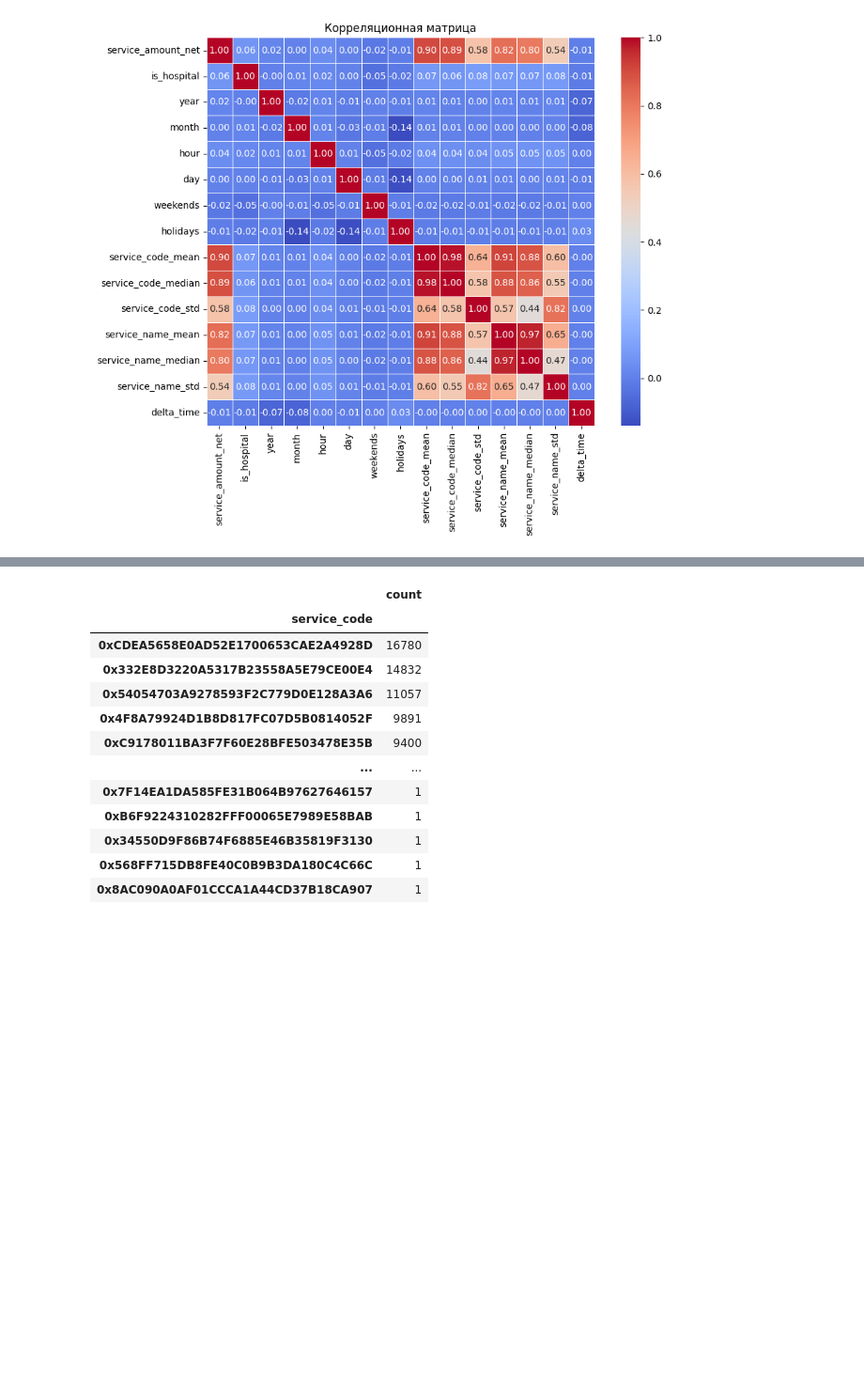
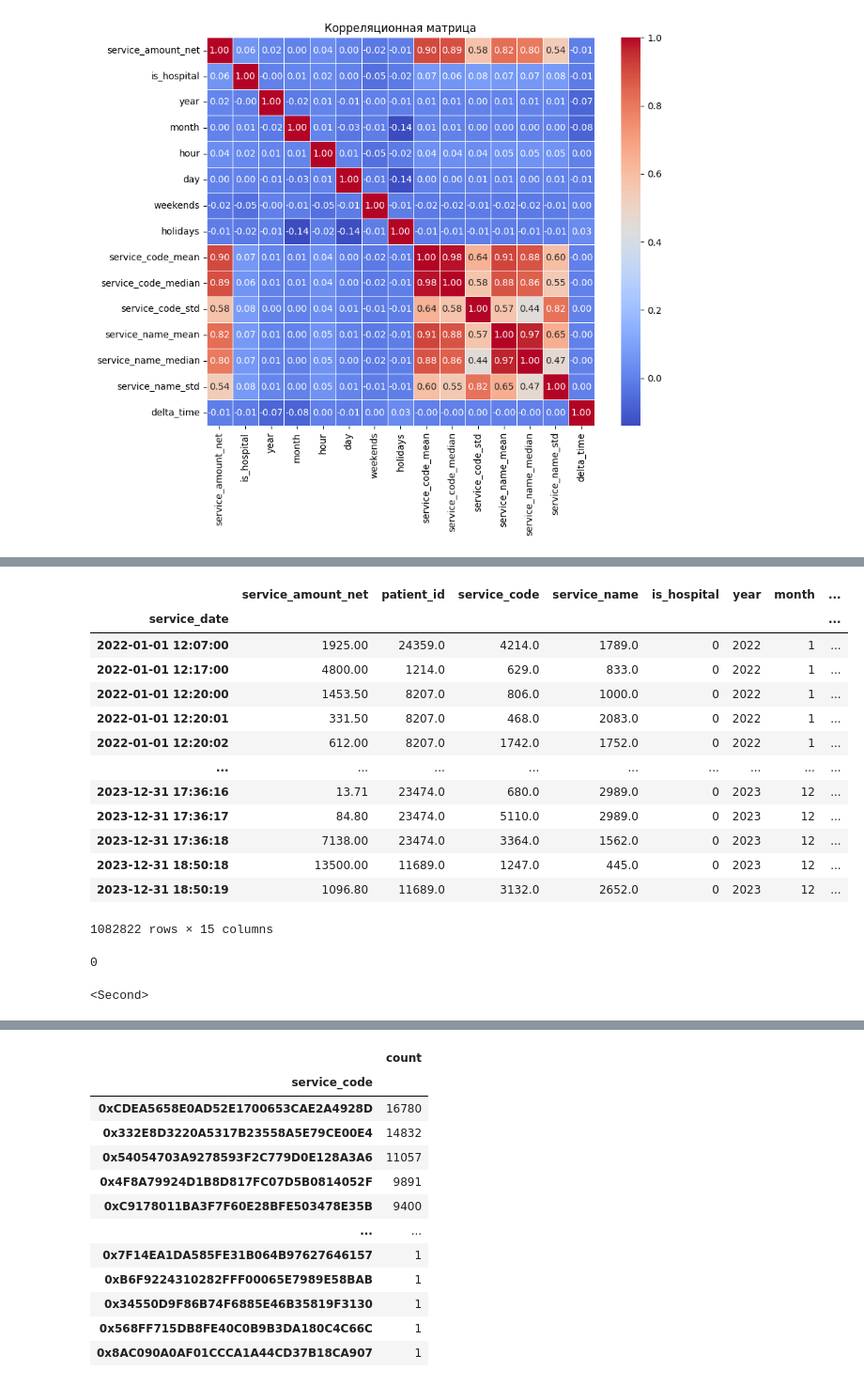
Before and after one commit to CCCXIV314/Sber, a Jupyter notebook: Sber_data_research.ipynb, the cells around one changed output, grey strips where cells are left out. Shown at 94% size. Saved outputs shown, nothing was run; the diff lists cells and outputs as text; code cells hidden in the pictures; blank space fills up the shorter version.

```diff
--- a/Sber_data_research.ipynb
+++ b/Sber_data_research.ipynb
@@ -456,0 +455,42 @@ data_linear.head()
+# %%
+new_index = data_linear.index.to_series()
+
+# Извлекаем только дату (без времени) для группировки
+dates_only = new_index.dt.date
+
+# Находим дубликаты внутри каждой даты
+duplicates = new_index.duplicated(keep='first')
+
+# Группируем по датам и вычисляем кумулятивную сумму дубликатов внутри каждой группы
+cumulative_milliseconds = duplicates.groupby(dates_only).cumsum()
+
+# Добавляем миллисекунды ко всем дубликатам
+new_index += pd.to_timedelta(cumulative_milliseconds * 1, unit='S')
+
+# Обновляем индекс DataFrame
+data_linear.index = pd.DatetimeIndex(new_index)
+data_linear
+# %% [output]
+|  | service_amount_net | patient_id | service_code | service_name | is_hospital | year | month | ... |
+| service_date |  |  |  |  |  |  |  | ... |
+| 2022-01-01 12:07:00 | 1925.00 | 24359.0 | 4214.0 | 1789.0 | 0 | 2022 | 1 | ... |
+| 2022-01-01 12:17:00 | 4800.00 | 1214.0 | 629.0 | 833.0 | 0 | 2022 | 1 | ... |
+| 2022-01-01 12:20:00 | 1453.50 | 8207.0 | 806.0 | 1000.0 | 0 | 2022 | 1 | ... |
+| 2022-01-01 12:20:01 | 331.50 | 8207.0 | 468.0 | 2083.0 | 0 | 2022 | 1 | ... |
+| 2022-01-01 12:20:02 | 612.00 | 8207.0 | 1742.0 | 1752.0 | 0 | 2022 | 1 | ... |
+| ... | ... | ... | ... | ... | ... | ... | ... | ... |
+| 2023-12-31 17:36:16 | 13.71 | 23474.0 | 680.0 | 2989.0 | 0 | 2023 | 12 | ... |
+| 2023-12-31 17:36:17 | 84.80 | 23474.0 | 5110.0 | 2989.0 | 0 | 2023 | 12 | ... |
+| 2023-12-31 17:36:18 | 7138.00 | 23474.0 | 3364.0 | 1562.0 | 0 | 2023 | 12 | ... |
+| 2023-12-31 18:50:18 | 13500.00 | 11689.0 | 1247.0 | 445.0 | 0 | 2023 | 12 | ... |
+| 2023-12-31 18:50:19 | 1096.80 | 11689.0 | 3132.0 | 2652.0 | 0 | 2023 | 12 | ... |
+1082822 rows × 15 columns
+# %%
+print(data_linear.index.duplicated().sum())
+# %% [output]
+0
+# %%
+data_linear = data_linear.asfreq('S')
+print(data_linear.index.freq)
+# %% [output]
+<Second>
```
Also changed, not shown: parts of 11 cells of this notebook.
